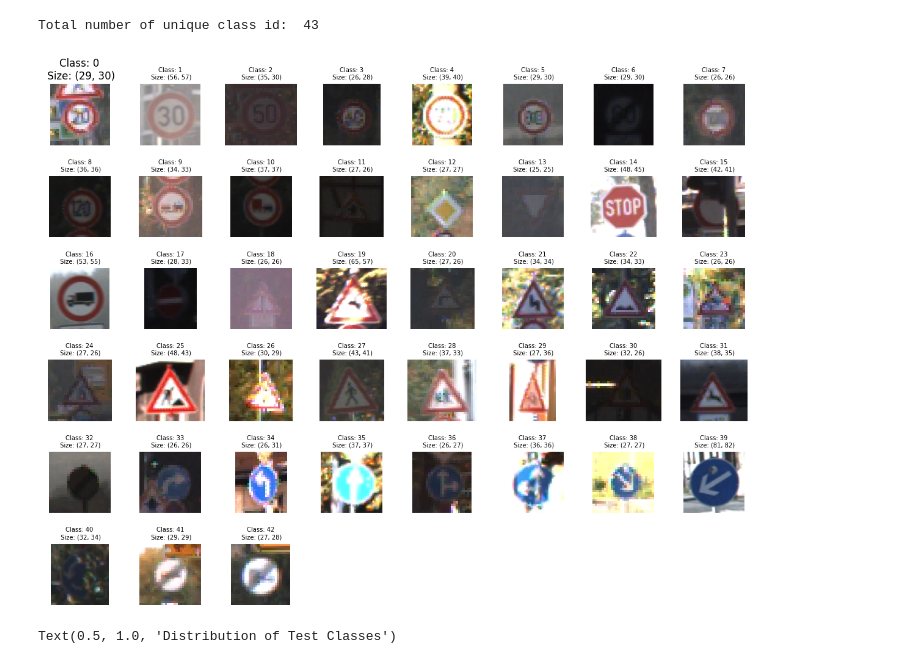
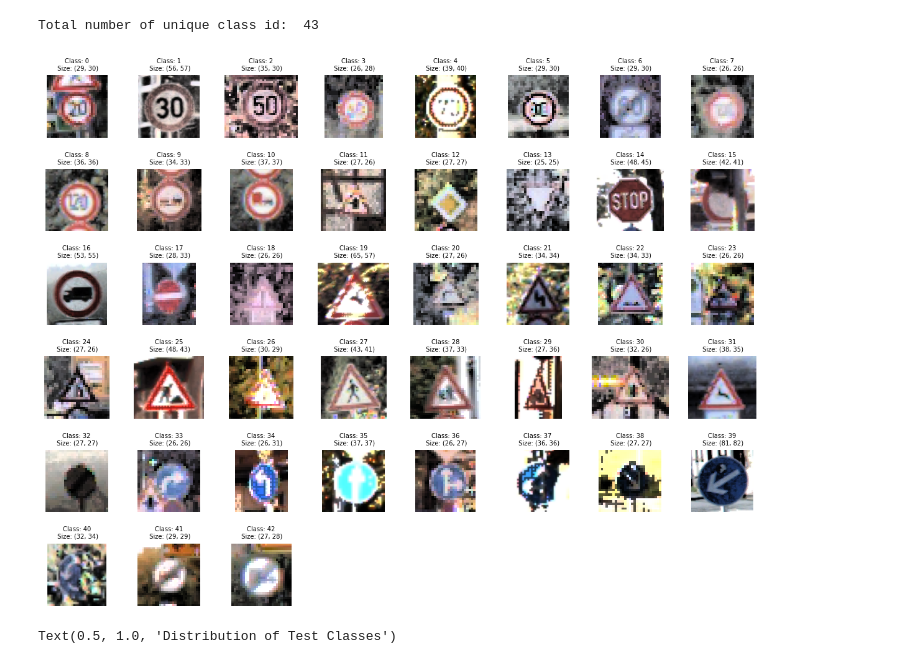
Before and after one commit to teddy661/281-final-project, a Jupyter notebook: Sign_EDA.ipynb, the cells around one changed output. Saved outputs shown, nothing was run; the diff lists cells and outputs as text; code cells hidden in the pictures.

Commit message:
tinker with CLAHE

```diff
--- a/Sign_EDA.ipynb
+++ b/Sign_EDA.ipynb
@@ -160,27 +169,29 @@ def equalize_histogram(img):
 # %%
 # show the images of the unique class id
 plt.figure(figsize=(15, 15))
 for i in range(len(unique_class_id_path)):
     plt.subplot(8, 8, i + 1)
-    plt.imshow(Image.open(unique_class_id_path[i]))
+    # plt.imshow(Image.open(unique_class_id_path[i]))
+    # plt.imshow(apply_clahe(cv2.imread(unique_class_id_path[i])))
+    plt.imshow(equalize_histogram(cv2.imread(unique_class_id_path[i])))
     plt.title(unique_class_id[i])
     plt.axis("off")
     plt.subplots_adjust(hspace=0.5)
     # split the title into two lines
     plt.title(
         "Class: "
         + str(unique_class_id[i])
         + "\n Size: "
         + str(Image.open(unique_class_id_path[i]).size)
     )
 
     # change the fond size of the title
     plt.rcParams.update({"font.size": 6})
 
 
 plt.show()
 # %% [output]
-[figure, old version]
+[figure, new version]
 # %%
 # show the train and test class ids in two separate bar graphs
 plt.figure(figsize=(15, 5))
```
Also changed, not shown: parts of 3 cells of this notebook.
